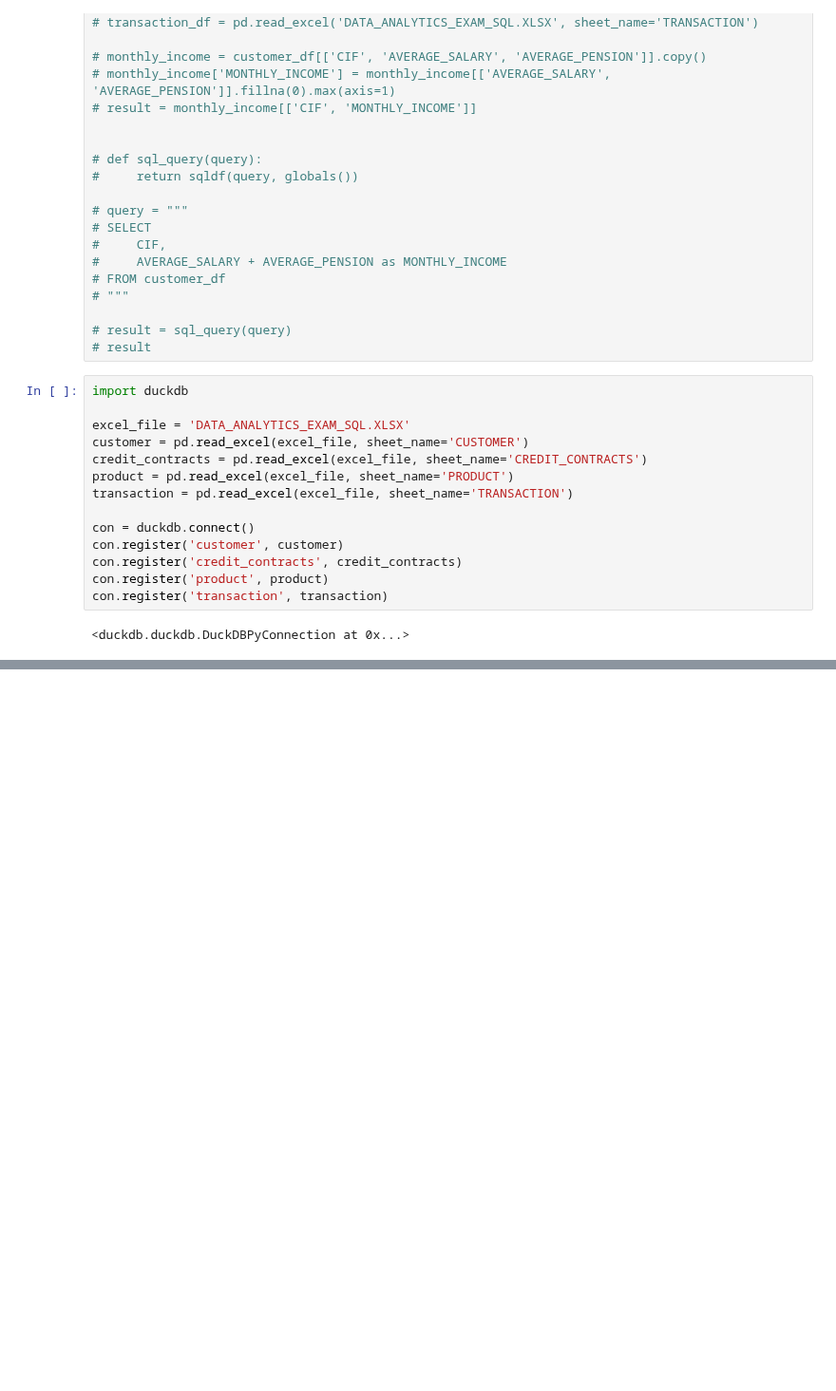
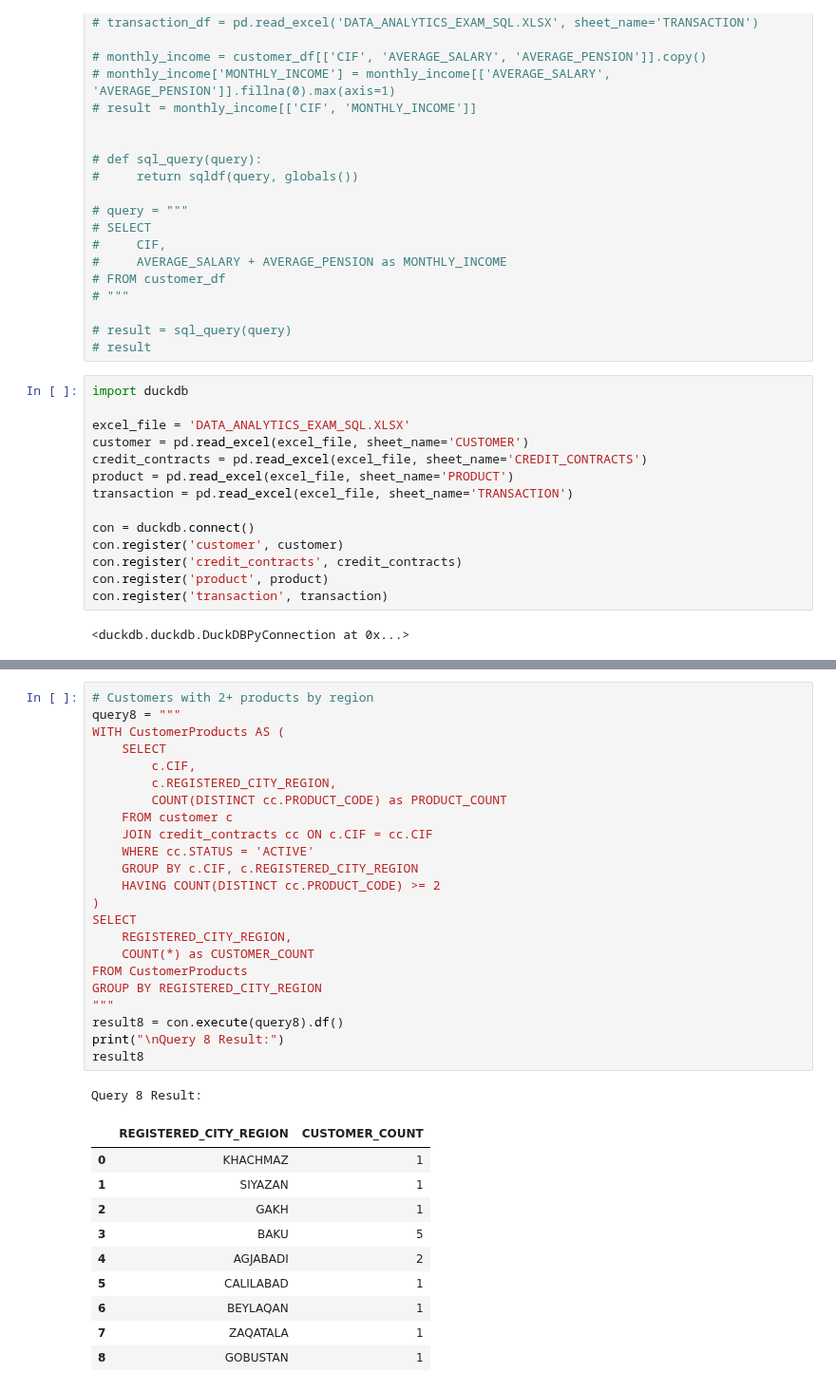
Before and after one commit to Ismat-Samadov/yelo_DataAnalyst, a Jupyter notebook: Data Analyst Technical Assignment.ipynb, the cells around one changed output, grey strips where cells are left out. Shown at 95% size. Saved outputs shown, nothing was run; the diff lists cells and outputs as text; blank space fills up the shorter version.

```diff
--- a/Data Analyst Technical Assignment.ipynb
+++ b/Data Analyst Technical Assignment.ipynb
@@ -849,0 +886,35 @@ Query 5 Result:
+# %%
+# Customers with 2+ products by region
+query8 = """
+WITH CustomerProducts AS (
+    SELECT
+        c.CIF,
+        c.REGISTERED_CITY_REGION,
+        COUNT(DISTINCT cc.PRODUCT_CODE) as PRODUCT_COUNT
+    FROM customer c
+    JOIN credit_contracts cc ON c.CIF = cc.CIF
+    WHERE cc.STATUS = 'ACTIVE'
+    GROUP BY c.CIF, c.REGISTERED_CITY_REGION
+    HAVING COUNT(DISTINCT cc.PRODUCT_CODE) >= 2
+)
+SELECT
+    REGISTERED_CITY_REGION,
+    COUNT(*) as CUSTOMER_COUNT
+FROM CustomerProducts
+GROUP BY REGISTERED_CITY_REGION
+"""
+result8 = con.execute(query8).df()
+print("\nQuery 8 Result:")
+result8
+# %% [output]
+Query 8 Result:
+|  | REGISTERED_CITY_REGION | CUSTOMER_COUNT |
+| 0 | KHACHMAZ | 1 |
+| 1 | SIYAZAN | 1 |
+| 2 | GAKH | 1 |
+| 3 | BAKU | 5 |
+| 4 | AGJABADI | 2 |
+| 5 | CALILABAD | 1 |
+| 6 | BEYLAQAN | 1 |
+| 7 | ZAQATALA | 1 |
+| 8 | GOBUSTAN | 1 |
```
Also changed, not shown: parts of 13 cells of this notebook.
